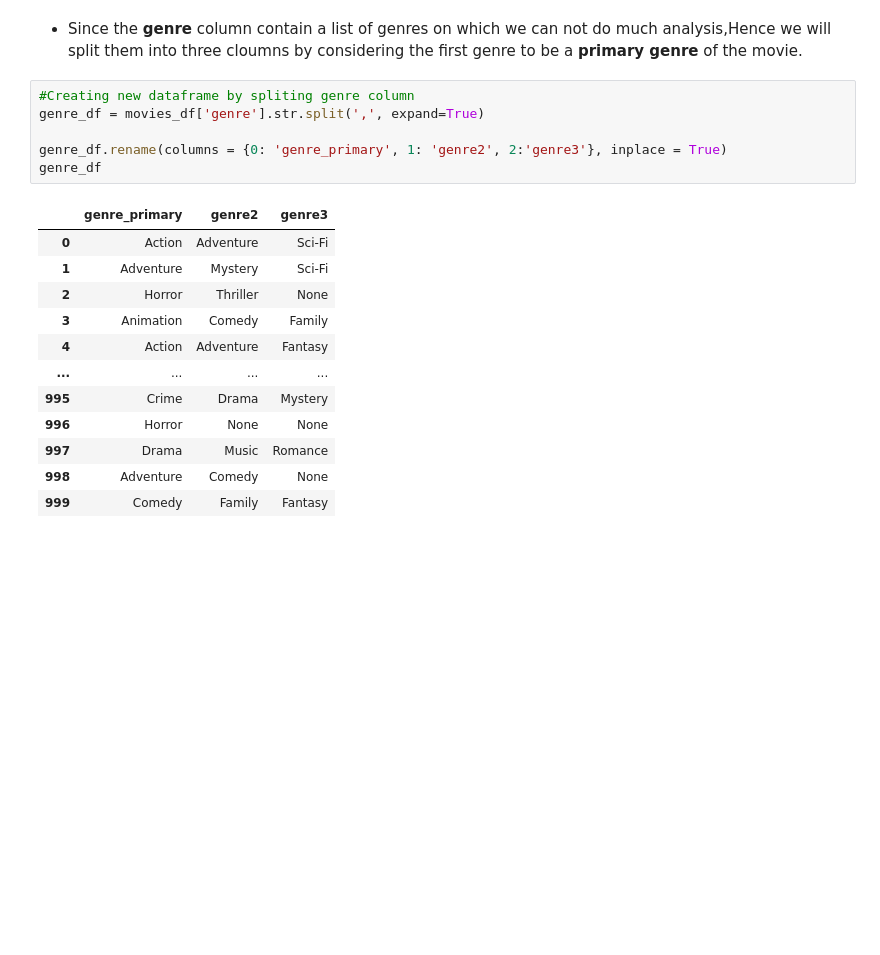
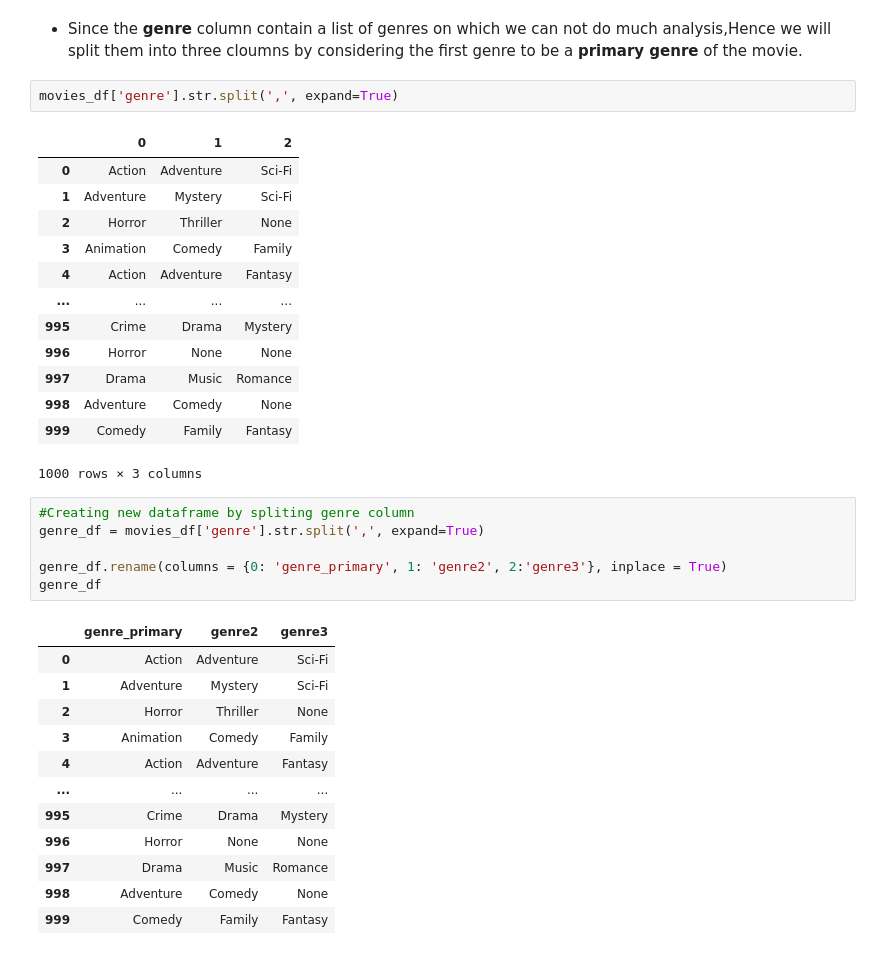
Before and after one commit to Vimal1893/EDA_IMDb_Movies, a Jupyter notebook: IMDb_movies.ipynb, the cells around one changed output. Saved outputs shown, nothing was run; the diff lists cells and outputs as text; blank space fills up the shorter version.

```diff
--- a/IMDb_movies.ipynb
+++ b/IMDb_movies.ipynb
@@ -418,5 +418,21 @@ genres
 # %% [markdown]
 - Since the **genre** column contain a list of genres on which we can not do much analysis,Hence we will split them into three cloumns by considering the first genre to be a **primary genre** of the movie.
+# %%
+movies_df['genre'].str.split(',', expand=True)
+# %% [output]
+|  | 0 | 1 | 2 |
+| 0 | Action | Adventure | Sci-Fi |
+| 1 | Adventure | Mystery | Sci-Fi |
+| 2 | Horror | Thriller | None |
+| 3 | Animation | Comedy | Family |
+| 4 | Action | Adventure | Fantasy |
+| ... | ... | ... | ... |
+| 995 | Crime | Drama | Mystery |
+| 996 | Horror | None | None |
+| 997 | Drama | Music | Romance |
+| 998 | Adventure | Comedy | None |
+| 999 | Comedy | Family | Fantasy |
+1000 rows × 3 columns
 # %%
 #Creating new dataframe by spliting genre column
 genre_df = movies_df['genre'].str.split(',', expand=True)
```
Also changed, not shown: parts of 23 cells of this notebook.
